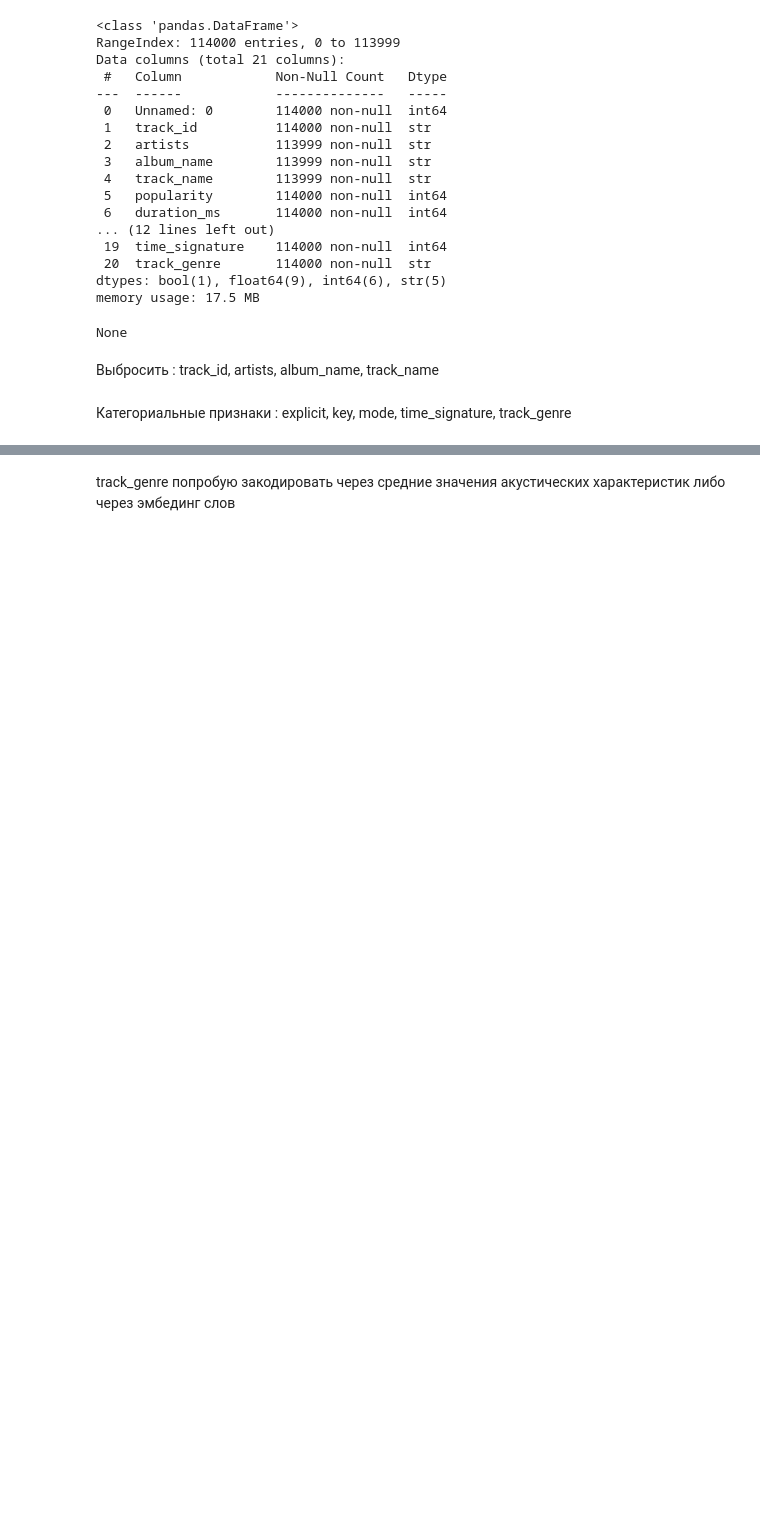
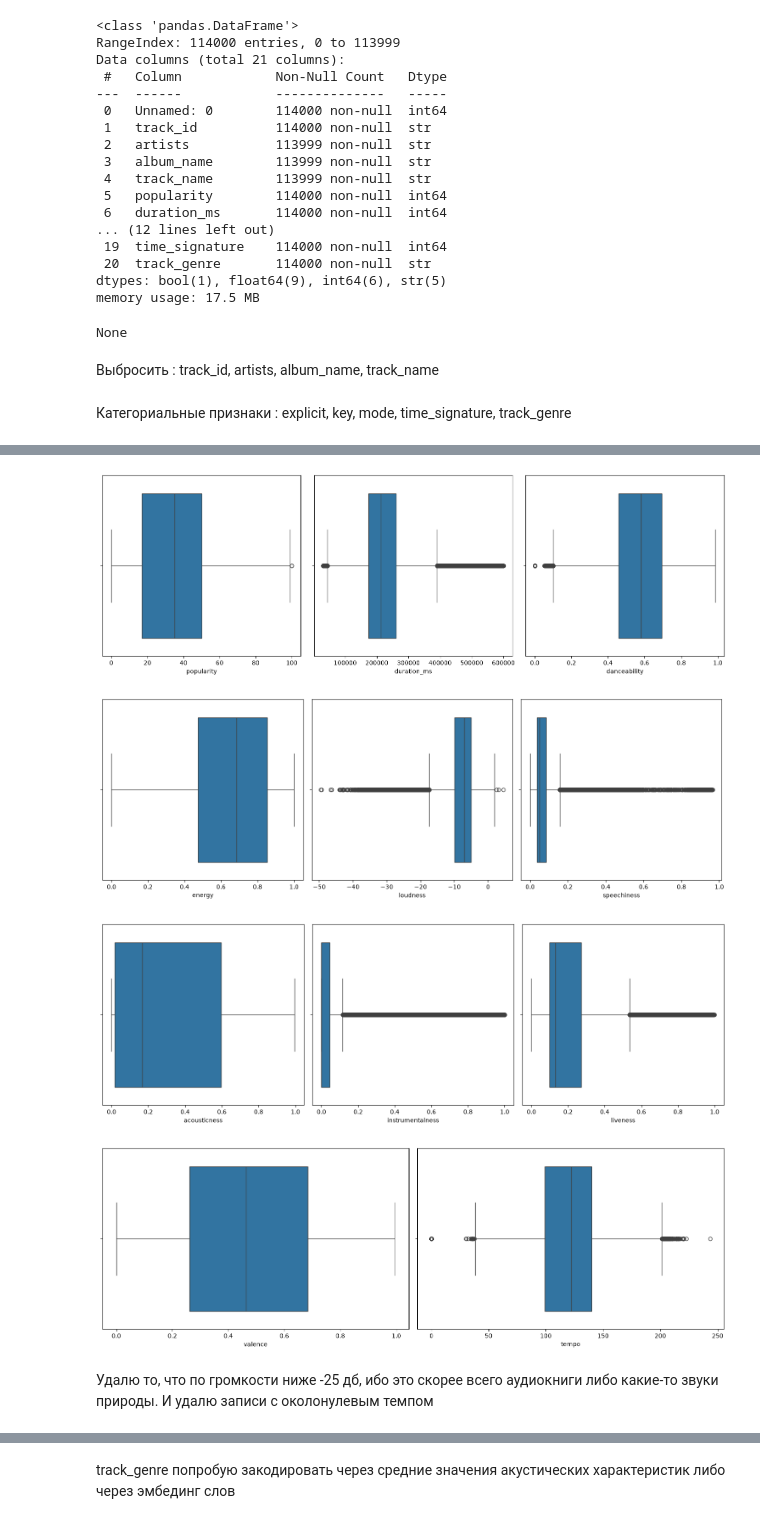
Before and after one commit to cardinaler/spotify-tracks-knn-recommender, a Jupyter notebook: notebooks/spotify_data_eda.ipynb, the cells around one changed output, grey strips where cells are left out. Cells and saved outputs as stored; diff of their text form; code cells hidden in the pictures; blank space fills up the shorter version.

```diff
--- a/notebooks/spotify_data_eda.ipynb
+++ b/notebooks/spotify_data_eda.ipynb
@@ -72,0 +113,24 @@ dtype: int64
+# %%
+df = df[(1000 * 30 < df['duration_ms']) & (df['duration_ms'] < 1000 * 60 * 10) ]
+# %%
+excl = ['explicit', 'key', 'mode', 'time_signature', 'track_genre']
+numeric_columns = [k for k in df.columns if k not in excl]
+i = 0
+
+while i < len(numeric_columns):
+    tmp = len(numeric_columns) - i
+    tmp = min(tmp, 3)
+    fig, axes = plt.subplots(1, tmp, figsize=(15, 5))
+    for j in range(tmp):
+        sns.boxplot(data=df, x=df[numeric_columns[i + j]], ax=axes[j])
+    i = i + tmp
+
+    plt.tight_layout()
+    plt.show()
+# %% [output]
+[figure, added]
+[figure, added]
+[figure, added]
+[figure, added]
+# %% [markdown]
+Удалю то, что по громкости ниже -25 дб, ибо это скорее всего аудиокниги либо какие-то звуки природы. И удалю записи с околонулевым темпом
```
Also changed, not shown: parts of 14 cells of this notebook.
